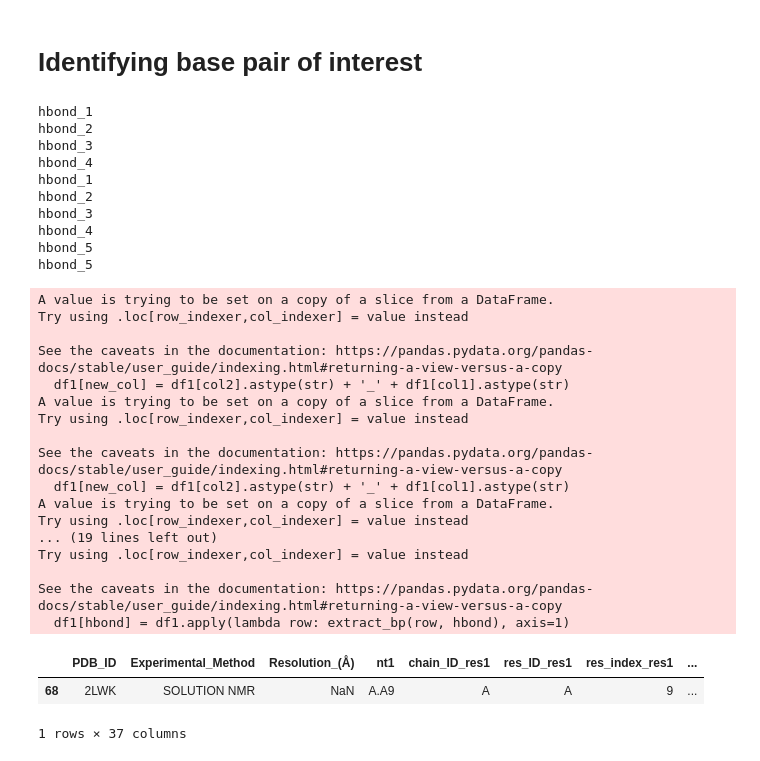
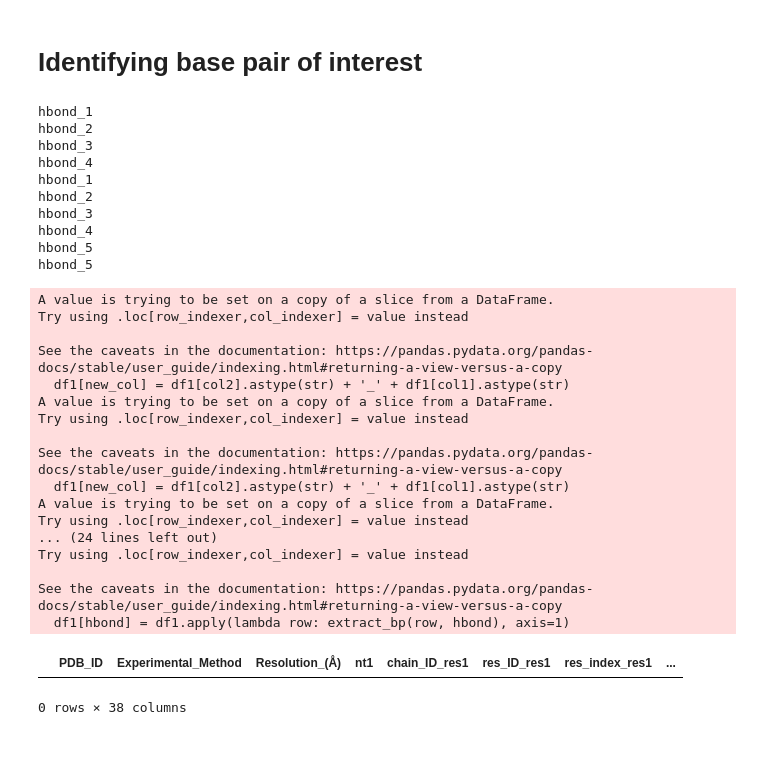
Before and after one commit to The-Bevilacqua-Lab/identify_Homo_base_pairs, a Jupyter notebook: scripts/explore_all_bp_list.ipynb, the cells around one changed output. Drawn from its saved outputs; the diff is of its cells as text; code cells hidden in the pictures.

Commit message:
added lines to identify aligned G-G base pairs

```diff
--- a/scripts/explore_all_bp_list.ipynb
+++ b/scripts/explore_all_bp_list.ipynb
@@ -875,8 +875,8 @@ df_bp6.shape
 # %% [markdown]
 # Identifying base pair of interest
 # %%
-AC_r2= find_bp_interest(df_bp6, 'A-C', ['A.N6-C.N4', 'A.N1-C.N3'])
-#GG_ad= find_bp_interest(df_bp5, 'A-U', ['A.N6-U.O4', 'A.N1-U.N3'])
+#AC_r2= find_bp_interest(df_bp6, 'A-C', ['A.N6-C.N4', 'A.N1-C.N3'])
+GG_ad= find_bp_interest(df_bp5, 'G-G', ['G.N6-G.N6', 'G.N1-G.N1', 'G.N2-G.N2'])
 #AA_ad= find_bp_interest(df_bp5, 'A-A', ['A.N6-A.N6', 'A.N1-A.N1'])
 # %% [output]
 hbond_1
@@ -901,14 +901,13 @@ See the caveats in the documentation: https://pandas.pydata.org/pandas-docs/stab
   df1[new_col] = df1[col2].astype(str) + '_' + df1[col1].astype(str)
 A value is trying to be set on a copy of a slice from a DataFrame.
 Try using .loc[row_indexer,col_indexer] = value instead
-... (19 lines left out)
+... (24 lines left out)
 Try using .loc[row_indexer,col_indexer] = value instead
 
 See the caveats in the documentation: https://pandas.pydata.org/pandas-docs/stable/user_guide/indexing.html#returning-a-view-versus-a-copy
   df1[hbond] = df1.apply(lambda row: extract_bp(row, hbond), axis=1)
 # %%
-AC_r2
+GG_ad
 # %% [output]
 |  | PDB_ID | Experimental_Method | Resolution_(Å) | nt1 | chain_ID_res1 | res_ID_res1 | res_index_res1 | ... |
-| 68 | 2LWK | SOLUTION NMR | NaN | A.A9 | A | A | 9 | ... |
-1 rows × 37 columns
+0 rows × 38 columns
```
Also changed, not shown: 1 other file.
